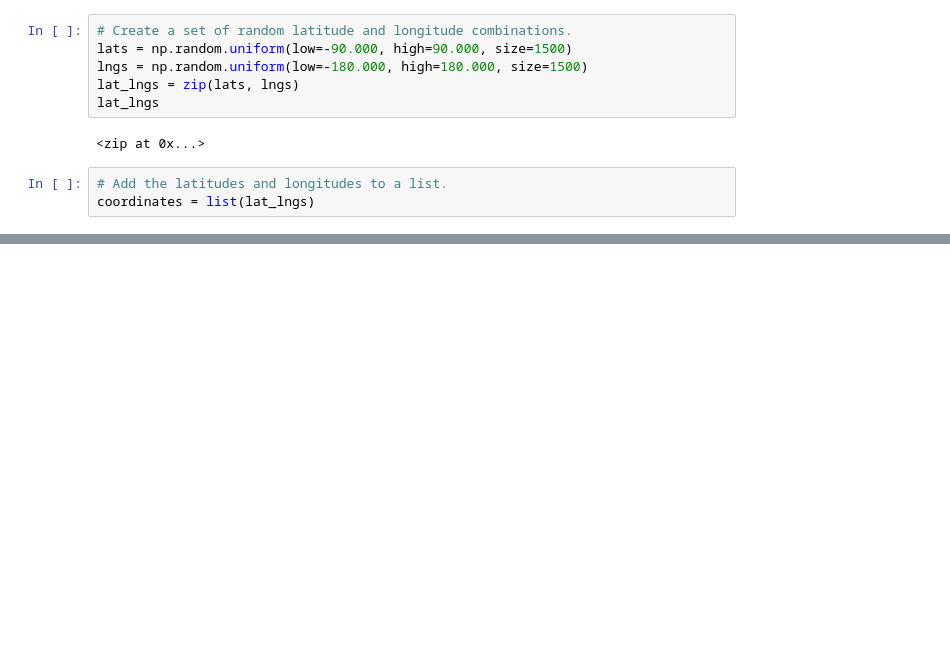
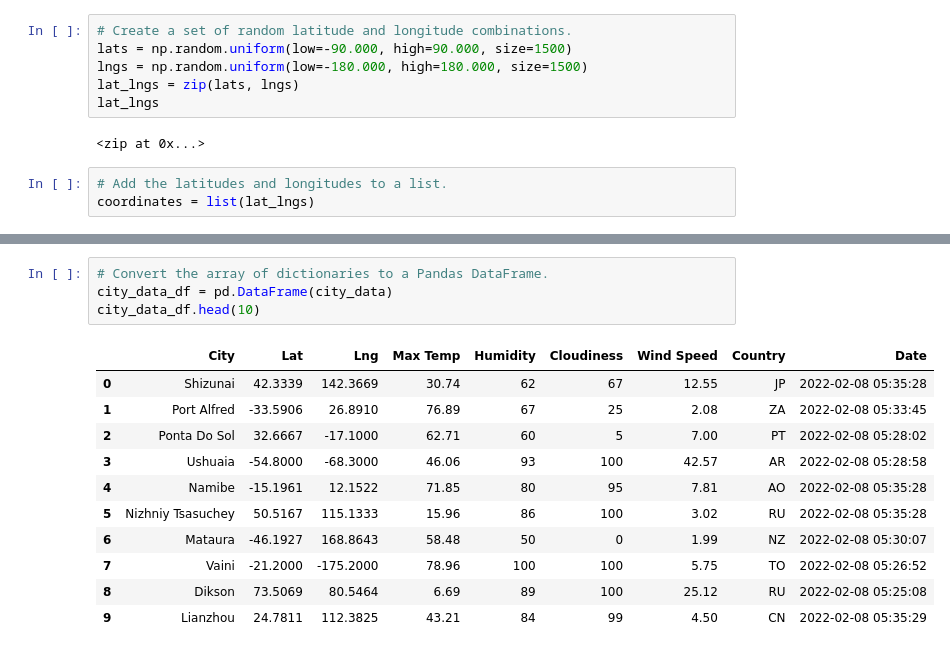
Before and after one commit to VileamS/World_Weather_Analysis, a Jupyter notebook: WeatherPy.ipynb, the cells around one changed output, grey strips where cells are left out. Drawn from its saved outputs; the diff is of its cells as text; blank space fills up the shorter version.

```diff
--- a/WeatherPy.ipynb
+++ b/WeatherPy.ipynb
@@ -30,0 +122,16 @@ len(cities)
+# %%
+# Convert the array of dictionaries to a Pandas DataFrame.
+city_data_df = pd.DataFrame(city_data)
+city_data_df.head(10)
+# %% [output]
+|  | City | Lat | Lng | Max Temp | Humidity | Cloudiness | Wind Speed | Country | Date |
+| 0 | Shizunai | 42.3339 | 142.3669 | 30.74 | 62 | 67 | 12.55 | JP | 2022-02-08 05:35:28 |
+| 1 | Port Alfred | -33.5906 | 26.8910 | 76.89 | 67 | 25 | 2.08 | ZA | 2022-02-08 05:33:45 |
+| 2 | Ponta Do Sol | 32.6667 | -17.1000 | 62.71 | 60 | 5 | 7.00 | PT | 2022-02-08 05:28:02 |
+| 3 | Ushuaia | -54.8000 | -68.3000 | 46.06 | 93 | 100 | 42.57 | AR | 2022-02-08 05:28:58 |
+| 4 | Namibe | -15.1961 | 12.1522 | 71.85 | 80 | 95 | 7.81 | AO | 2022-02-08 05:35:28 |
+| 5 | Nizhniy Tsasuchey | 50.5167 | 115.1333 | 15.96 | 86 | 100 | 3.02 | RU | 2022-02-08 05:35:28 |
+| 6 | Mataura | -46.1927 | 168.8643 | 58.48 | 50 | 0 | 1.99 | NZ | 2022-02-08 05:30:07 |
+| 7 | Vaini | -21.2000 | -175.2000 | 78.96 | 100 | 100 | 5.75 | TO | 2022-02-08 05:26:52 |
+| 8 | Dikson | 73.5069 | 80.5464 | 6.69 | 89 | 100 | 25.12 | RU | 2022-02-08 05:25:08 |
+| 9 | Lianzhou | 24.7811 | 112.3825 | 43.21 | 84 | 99 | 4.50 | CN | 2022-02-08 05:35:29 |
```
Also changed, not shown: parts of 6 cells of this notebook, 3 other files.
